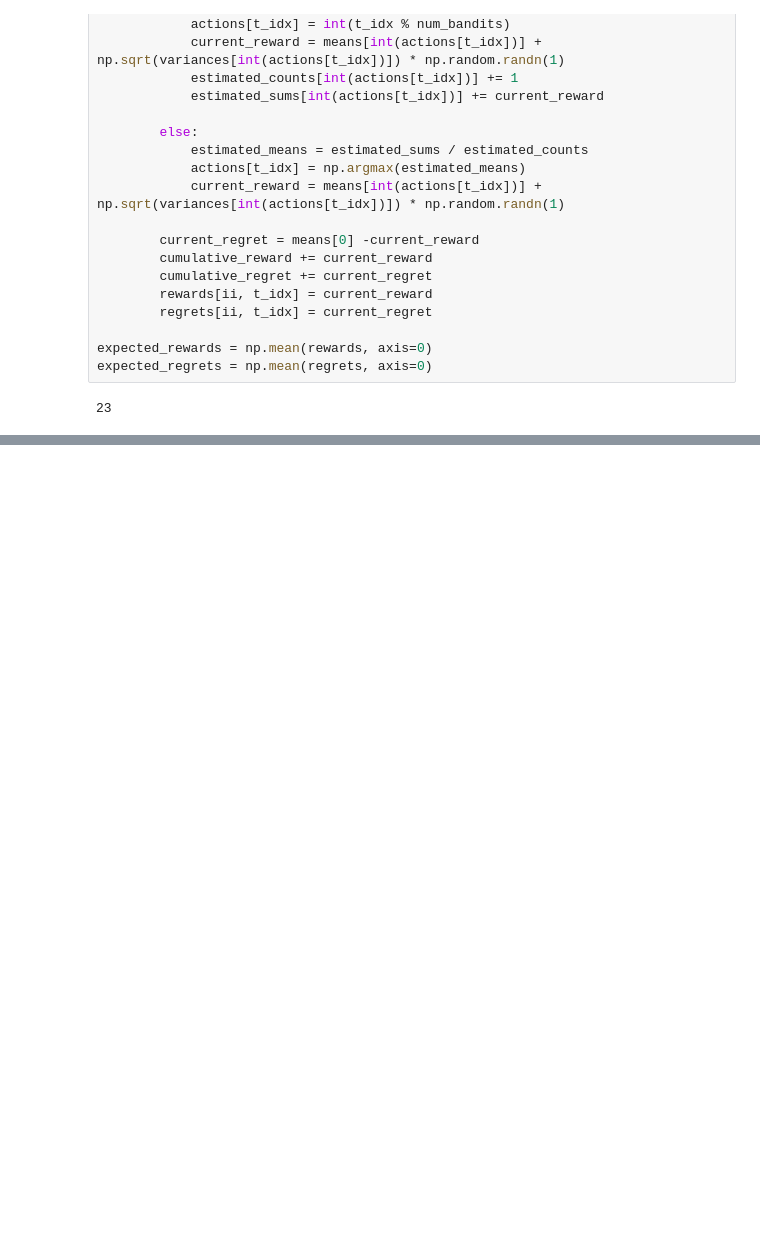
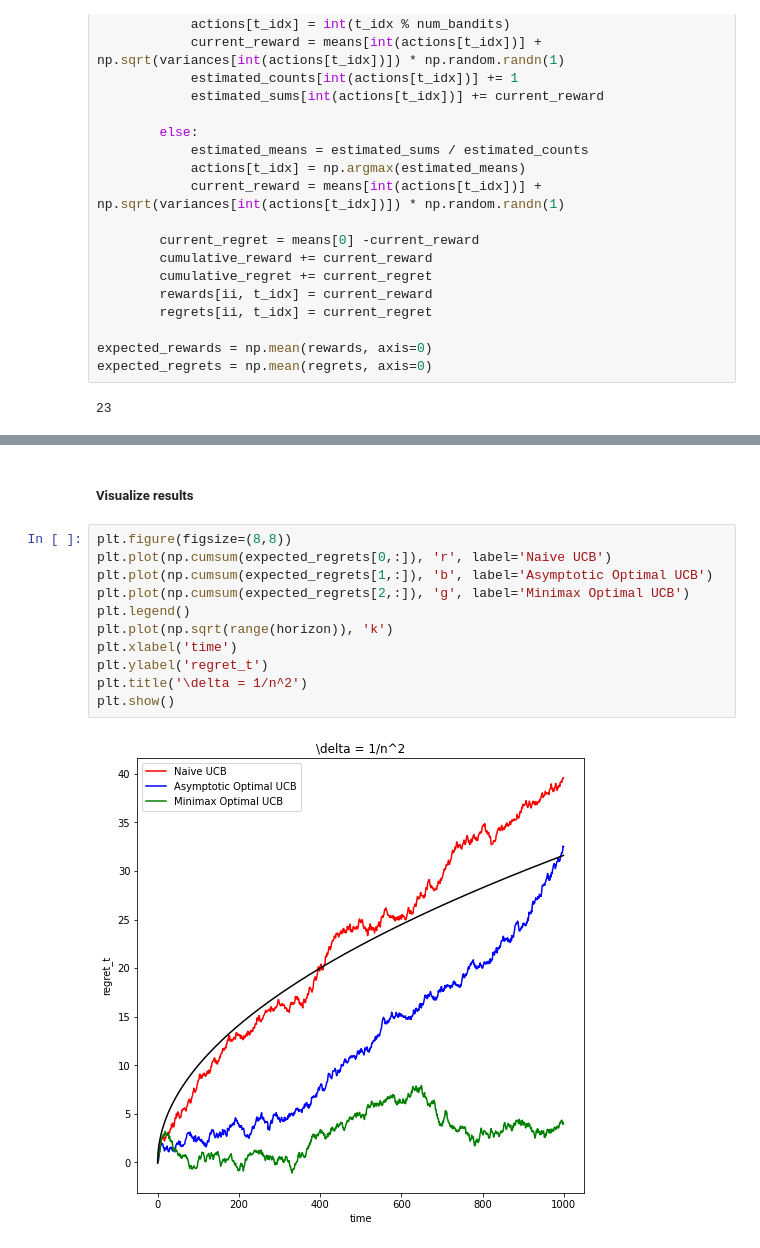
Before and after one commit to praneethmurthy/praneethmurthy.github.io, a Jupyter notebook: assets/bandits_examples.ipynb, the cells around one changed output, grey strips where cells are left out. Saved outputs shown, nothing was run; the diff lists cells and outputs as text; blank space fills up the shorter version.

```diff
--- a/assets/bandits_examples.ipynb
+++ b/assets/bandits_examples.ipynb
@@ -97,0 +173,15 @@ plt.show()
+# %% [markdown]
+##### Visualize results
+# %%
+plt.figure(figsize=(8,8))
+plt.plot(np.cumsum(expected_regrets[0,:]), 'r', label='Naive UCB')
+plt.plot(np.cumsum(expected_regrets[1,:]), 'b', label='Asymptotic Optimal UCB')
+plt.plot(np.cumsum(expected_regrets[2,:]), 'g', label='Minimax Optimal UCB')
+plt.legend()
+plt.plot(np.sqrt(range(horizon)), 'k')
+plt.xlabel('time')
+plt.ylabel('regret_t')
+plt.title('\delta = 1/n^2')
+plt.show()
+# %% [output]
+[figure, added]
```
Also changed, not shown: parts of 7 cells of this notebook.
